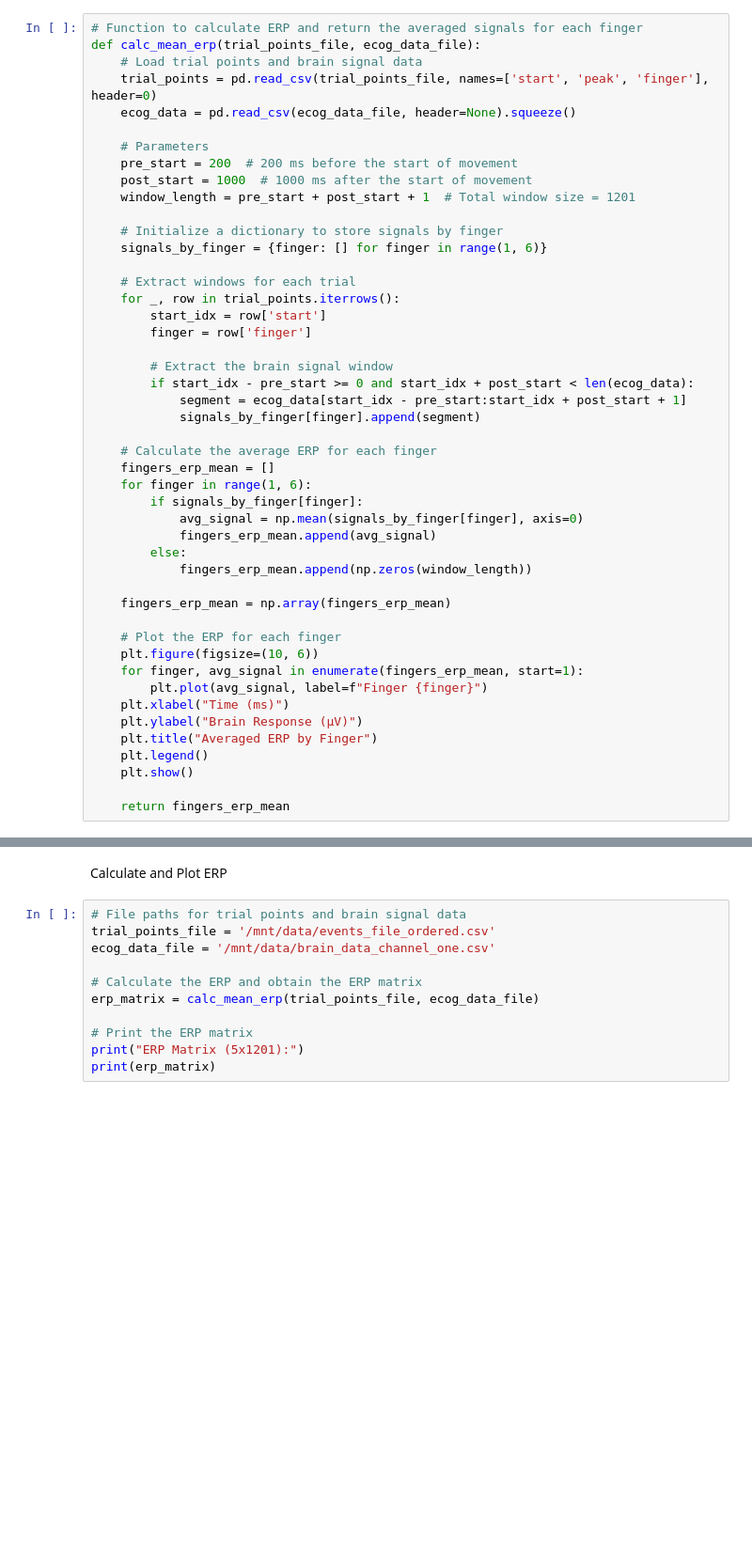
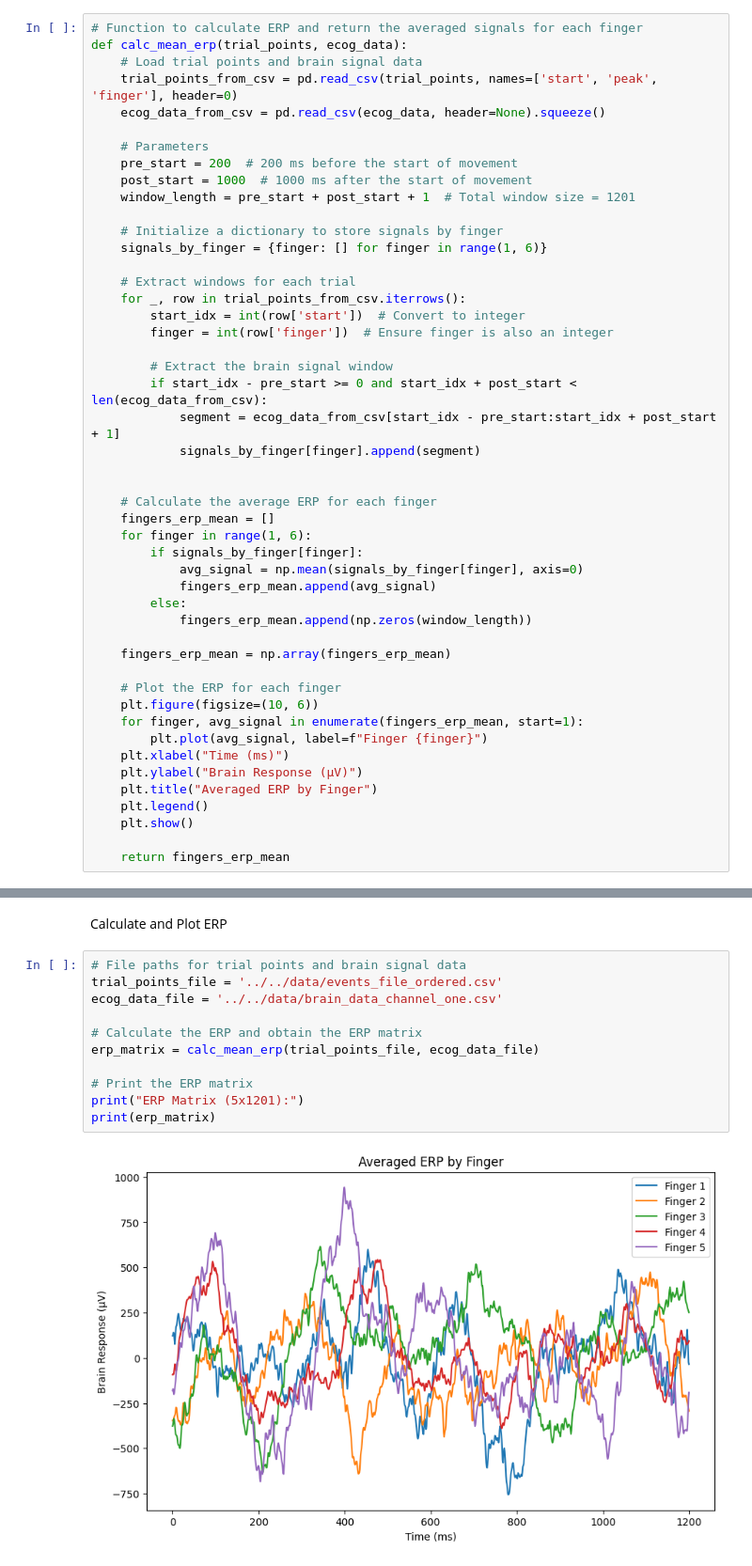
Before and after one commit to In-is/mini-project-2, a Jupyter notebook: src/notebooks/erp_analysis.ipynb, the cells around one changed output, grey strips where cells are left out. Shown at 94% size. Drawn from its saved outputs; the diff is of its cells as text; blank space fills up the shorter version.

```diff
--- a/src/notebooks/erp_analysis.ipynb
+++ b/src/notebooks/erp_analysis.ipynb
@@ -48,10 +46,10 @@ def find_event_starts(tra):
 Main Function to Calculate ERP
 # %%
 # Function to calculate ERP and return the averaged signals for each finger
-def calc_mean_erp(trial_points_file, ecog_data_file):
+def calc_mean_erp(trial_points, ecog_data):
     # Load trial points and brain signal data
-    trial_points = pd.read_csv(trial_points_file, names=['start', 'peak', 'finger'], header=0)
-    ecog_data = pd.read_csv(ecog_data_file, header=None).squeeze()
+    trial_points_from_csv = pd.read_csv(trial_points, names=['start', 'peak', 'finger'], header=0)
+    ecog_data_from_csv = pd.read_csv(ecog_data, header=None).squeeze()
 
     # Parameters
     pre_start = 200  # 200 ms before the start of movement
@@ -62,14 +60,15 @@ def calc_mean_erp(trial_points_file, ecog_data_file):
     signals_by_finger = {finger: [] for finger in range(1, 6)}
 
     # Extract windows for each trial
-    for _, row in trial_points.iterrows():
-        start_idx = row['start']
-        finger = row['finger']
+    for _, row in trial_points_from_csv.iterrows():
+        start_idx = int(row['start'])  # Convert to integer
+        finger = int(row['finger'])  # Ensure finger is also an integer
 
         # Extract the brain signal window
-        if start_idx - pre_start >= 0 and start_idx + post_start < len(ecog_data):
-            segment = ecog_data[start_idx - pre_start:start_idx + post_start + 1]
+        if start_idx - pre_start >= 0 and start_idx + post_start < len(ecog_data_from_csv):
+            segment = ecog_data_from_csv[start_idx - pre_start:start_idx + post_start + 1]
             signals_by_finger[finger].append(segment)
+
 
     # Calculate the average ERP for each finger
     fingers_erp_mean = []
@@ -109,12 +108,14 @@ start_points, local_minima = find_event_starts(smoothed_signal)
 Calculate and Plot ERP
 # %%
 # File paths for trial points and brain signal data
-trial_points_file = '/mnt/data/events_file_ordered.csv'
-ecog_data_file = '/mnt/data/brain_data_channel_one.csv'
+trial_points_file = '../../data/events_file_ordered.csv'
+ecog_data_file = '../../data/brain_data_channel_one.csv'
 
 # Calculate the ERP and obtain the ERP matrix
 erp_matrix = calc_mean_erp(trial_points_file, ecog_data_file)
 
 # Print the ERP matrix
 print("ERP Matrix (5x1201):")
 print(erp_matrix)
+# %% [output]
+[figure, added]
```
Also changed, not shown: parts of 3 cells of this notebook, 2 other files.
